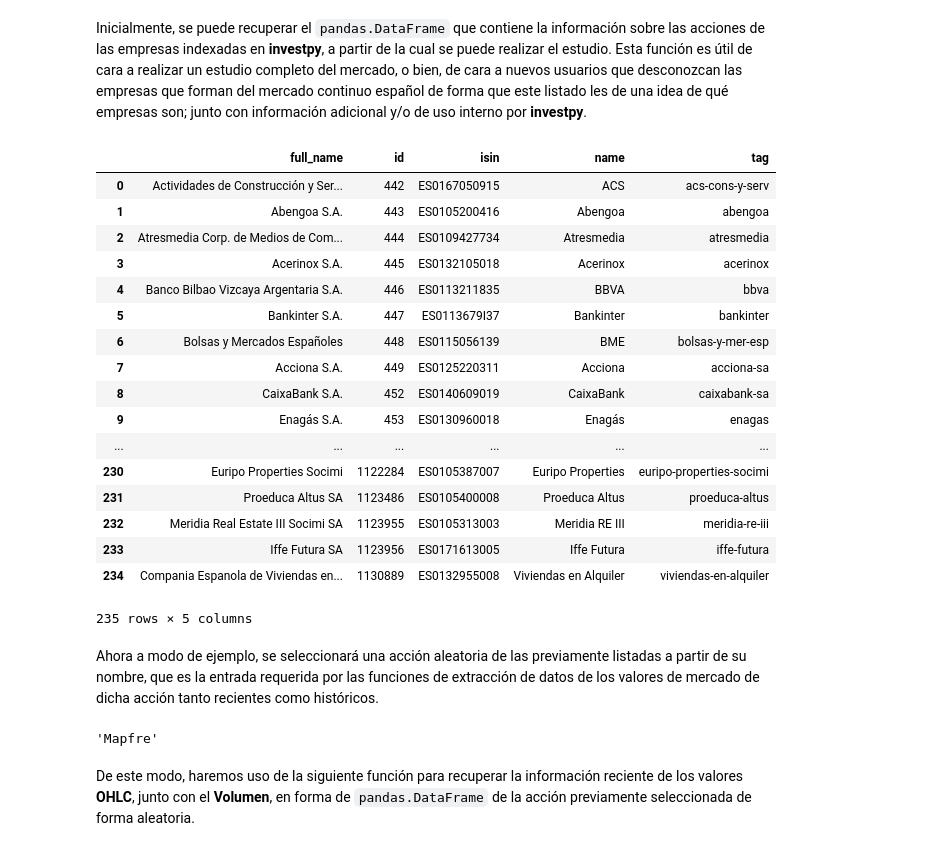
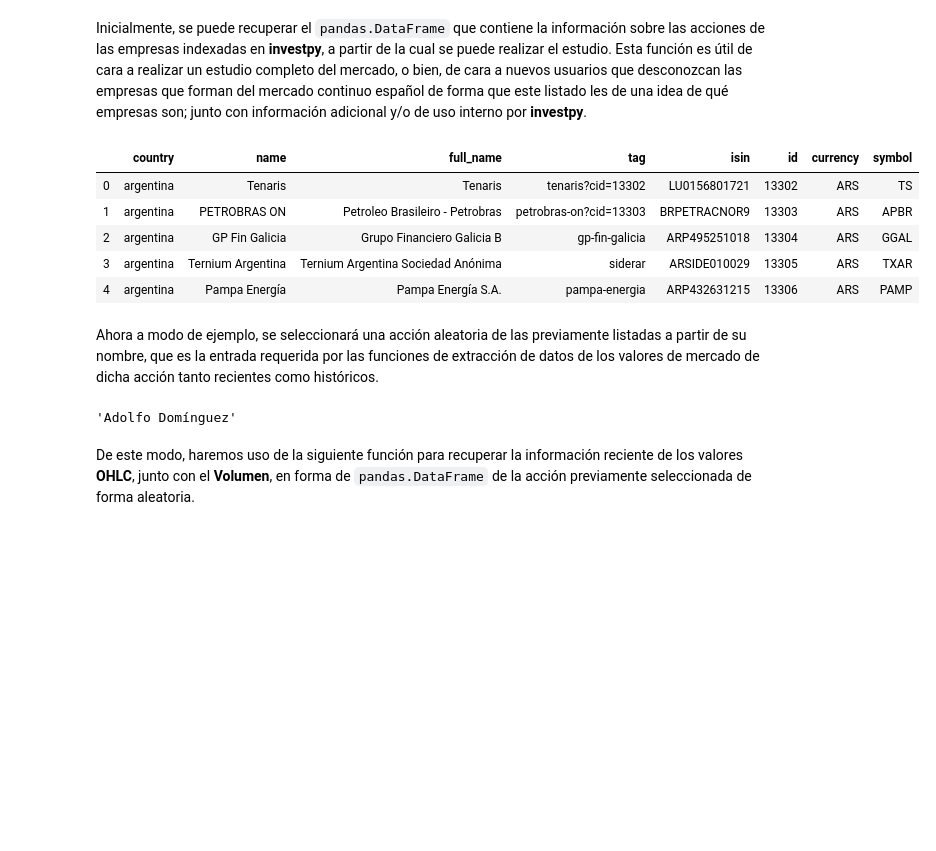
Before and after one commit to ajmal017/tcue, a Jupyter notebook: notebooks/investpy.ipynb, the cells around one changed output. Drawn from its saved outputs; the diff is of its cells as text; code cells hidden in the pictures; blank space fills up the shorter version.

```diff
--- a/notebooks/investpy.ipynb
+++ b/notebooks/investpy.ipynb
@@ -25,33 +25,21 @@ Inicialmente, se puede recuperar el ``pandas.DataFrame`` que contiene la informa
 # %%
 equities = investpy.get_equities()
 # %%
-equities
+equities.head()
 # %% [output]
-|  | full_name | id | isin | name | tag |
-| 0 | Actividades de Construcción y Ser... | 442 | ES0167050915 | ACS | acs-cons-y-serv |
-| 1 | Abengoa S.A. | 443 | ES0105200416 | Abengoa | abengoa |
-| 2 | Atresmedia Corp. de Medios de Com... | 444 | ES0109427734 | Atresmedia | atresmedia |
-| 3 | Acerinox S.A. | 445 | ES0132105018 | Acerinox | acerinox |
-| 4 | Banco Bilbao Vizcaya Argentaria S.A. | 446 | ES0113211835 | BBVA | bbva |
-| 5 | Bankinter S.A. | 447 | ES0113679I37 | Bankinter | bankinter |
-| 6 | Bolsas y Mercados Españoles | 448 | ES0115056139 | BME | bolsas-y-mer-esp |
-| 7 | Acciona S.A. | 449 | ES0125220311 | Acciona | acciona-sa |
-| 8 | CaixaBank S.A. | 452 | ES0140609019 | CaixaBank | caixabank-sa |
-| 9 | Enagás S.A. | 453 | ES0130960018 | Enagás | enagas |
-| ... | ... | ... | ... | ... | ... |
-| 230 | Euripo Properties Socimi | 1122284 | ES0105387007 | Euripo Properties | euripo-properties-socimi |
-| 231 | Proeduca Altus SA | 1123486 | ES0105400008 | Proeduca Altus | proeduca-altus |
-| 232 | Meridia Real Estate III Socimi SA | 1123955 | ES0105313003 | Meridia RE III | meridia-re-iii |
-| 233 | Iffe Futura SA | 1123956 | ES0171613005 | Iffe Futura | iffe-futura |
-| 234 | Compania Espanola de Viviendas en... | 1130889 | ES0132955008 | Viviendas en Alquiler | viviendas-en-alquiler |
+|  | country | name | full_name | tag | isin | id | currency | symbol |
+| 0 | argentina | Tenaris | Tenaris | tenaris?cid=13302 | LU0156801721 | 13302 | ARS | TS |
+| 1 | argentina | PETROBRAS ON | Petroleo Brasileiro - Petrobras | petrobras-on?cid=13303 | BRPETRACNOR9 | 13303 | ARS | APBR |
+| 2 | argentina | GP Fin Galicia | Grupo Financiero Galicia B | gp-fin-galicia | ARP495251018 | 13304 | ARS | GGAL |
+| 3 | argentina | Ternium Argentina | Ternium Argentina Sociedad Anónima | siderar | ARSIDE010029 | 13305 | ARS | TXAR |
+| 4 | argentina | Pampa Energía | Pampa Energía S.A. | pampa-energia | ARP432631215 | 13306 | ARS | PAMP |
-235 rows × 5 columns
 # %% [markdown]
 Ahora a modo de ejemplo, se seleccionará una acción aleatoria de las previamente listadas a partir de su nombre, que es la entrada requerida por las funciones de extracción de datos de los valores de mercado de dicha acción tanto recientes como históricos.
 # %%
 from random import choice
 # %%
-choice(equities['name'].tolist())
+choice(equities[equities['country'] == 'spain']['name'].tolist())
 # %% [output]
-'Mapfre'
+'Adolfo Domínguez'
 # %% [markdown]
 De este modo, haremos uso de la siguiente función para recuperar la información reciente de los valores **OHLC**, junto con el **Volumen**, en forma de ``pandas.DataFrame`` de la acción previamente seleccionada de forma aleatoria.
```
Also changed, not shown: parts of 13 cells of this notebook, 19 other files.
